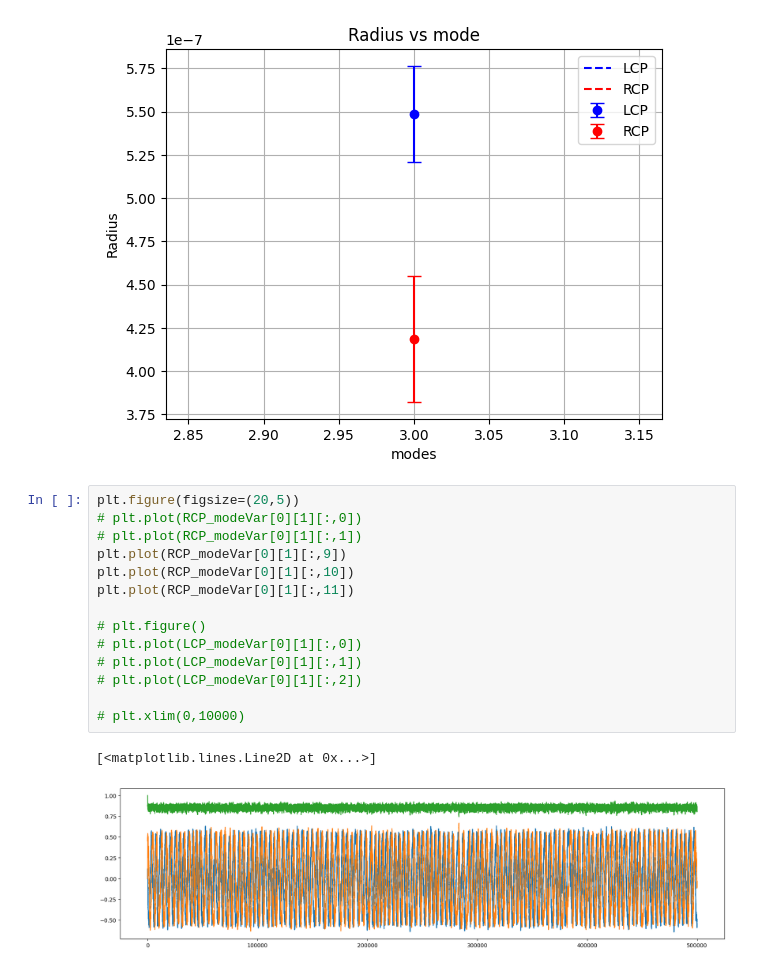
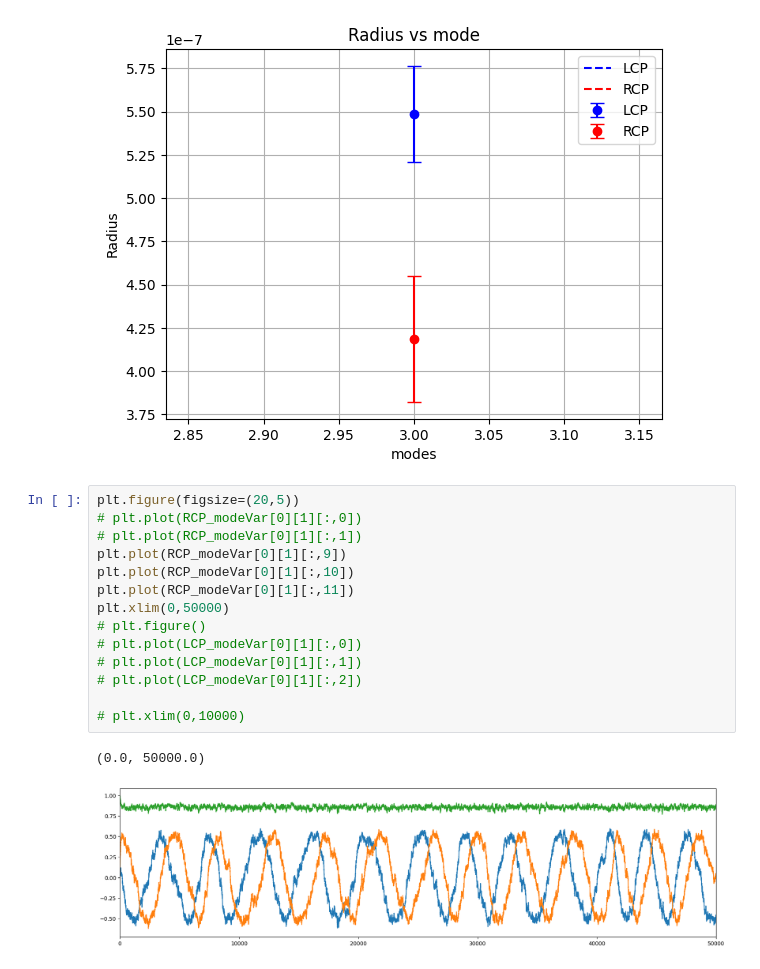
Before and after one commit to yashmohod/OtSim_analysis, a Jupyter notebook: analysisFiles/graphs-asymTrimer.ipynb, the cells around one changed output. Cells and saved outputs as stored; diff of their text form.

```diff
--- a/analysisFiles/graphs-asymTrimer.ipynb
+++ b/analysisFiles/graphs-asymTrimer.ipynb
@@ -89,20 +89,20 @@ plt.savefig("modeVSradius_dimer.png")
 # %%
 plt.figure(figsize=(20,5))
 # plt.plot(RCP_modeVar[0][1][:,0])
 # plt.plot(RCP_modeVar[0][1][:,1])
 plt.plot(RCP_modeVar[0][1][:,9])
 plt.plot(RCP_modeVar[0][1][:,10])
 plt.plot(RCP_modeVar[0][1][:,11])
-
+plt.xlim(0,50000)
 # plt.figure()
 # plt.plot(LCP_modeVar[0][1][:,0])
 # plt.plot(LCP_modeVar[0][1][:,1])
 # plt.plot(LCP_modeVar[0][1][:,2])
 
 # plt.xlim(0,10000)
 # %% [output]
-[<matplotlib.lines.Line2D at 0x...>]
+(0.0, 50000.0)
-[figure, old version]
+[figure, new version]
 # %%
 lcp_freq = getArrayFrequency(LCP_modeVar)*2*np.pi*lcp_radius
 rcp_freq = getArrayFrequency(RCP_modeVar)*2*np.pi*rcp_radius
```
Also changed, not shown: parts of 3 cells of this notebook, 3 other files.
